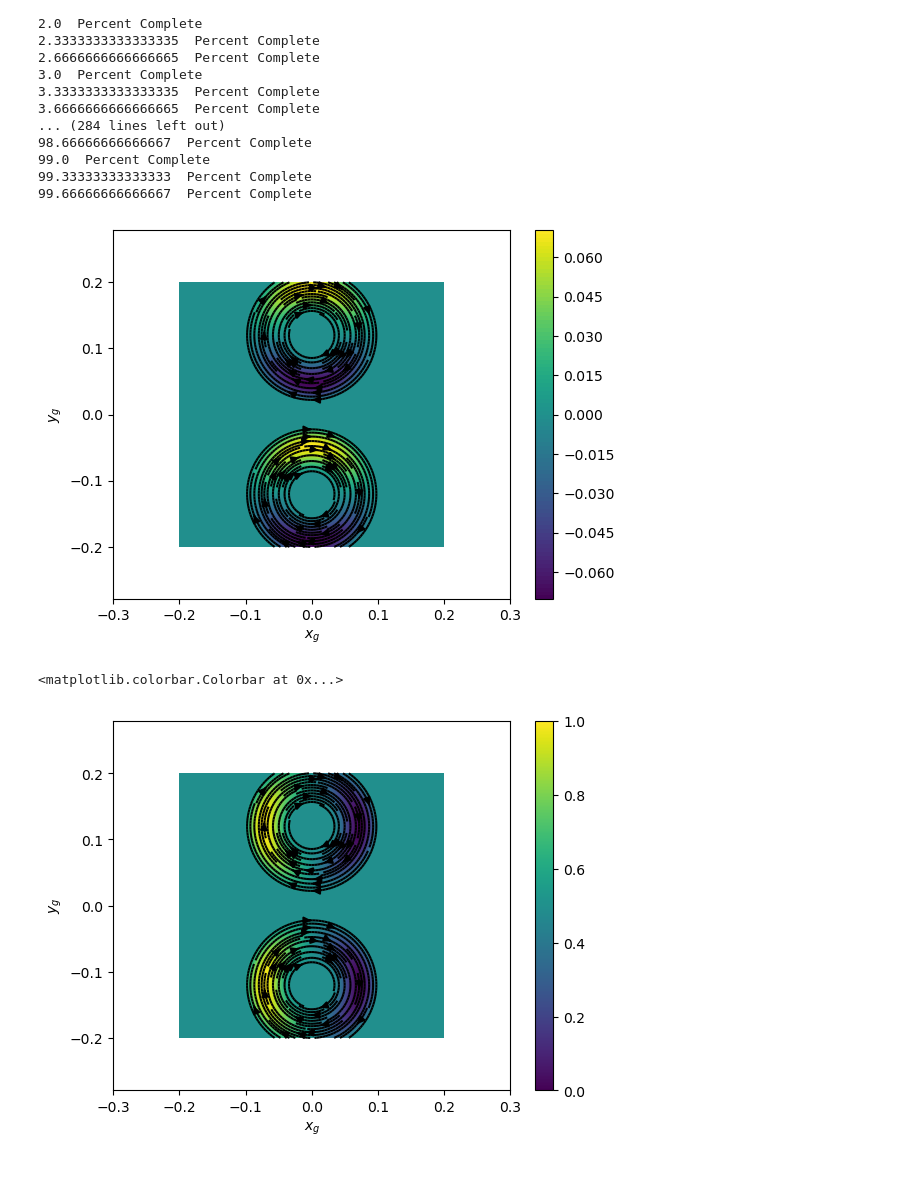
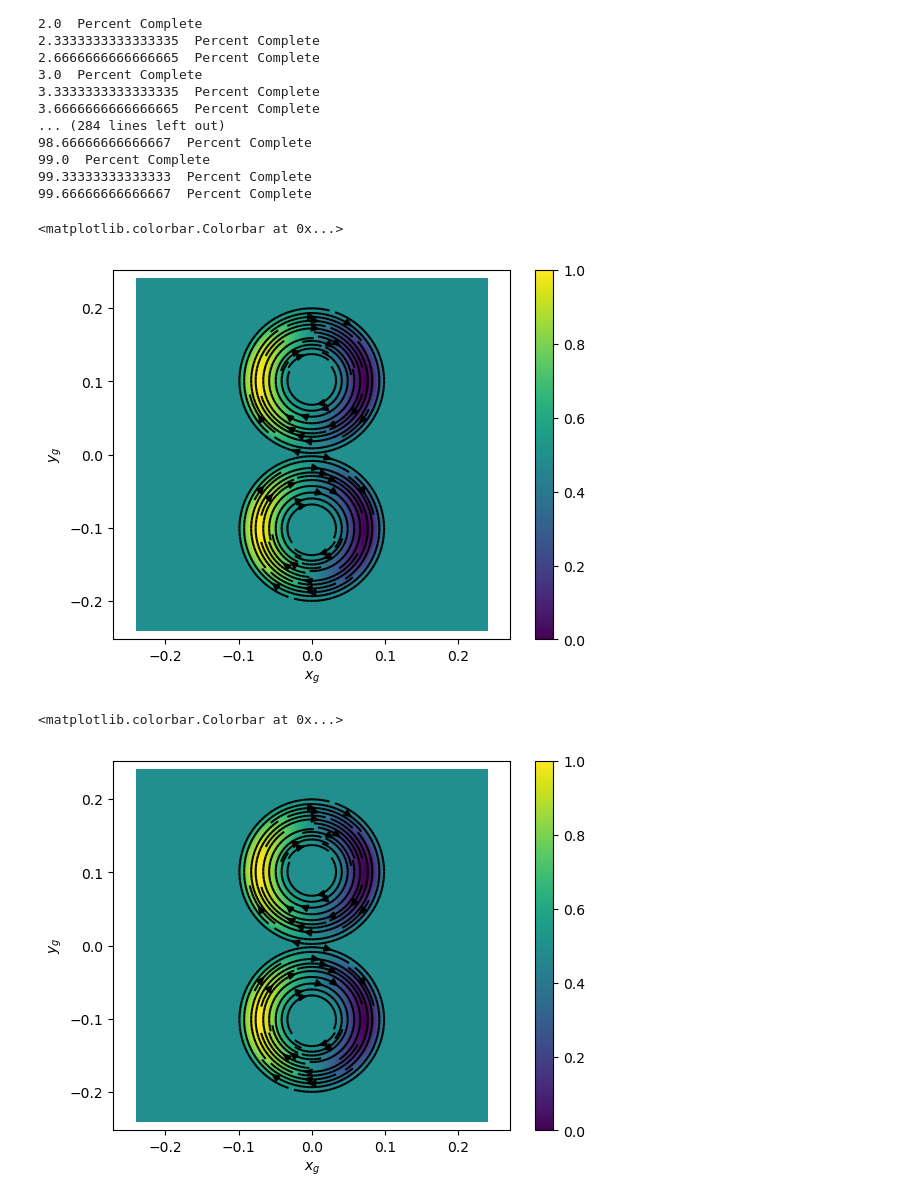
Before and after one commit to vandelij/plasma_diagnostic_hw, a Jupyter notebook: HW4.ipynb, the cells around one changed output. Cells and saved outputs as stored; diff of their text form; code cells hidden in the pictures; blank space fills up the shorter version.

```diff
--- a/HW4.ipynb
+++ b/HW4.ipynb
@@ -173,7 +173,7 @@ plt.axis('equal')
 # New Fields section
 Ln = 0.1
 LB = Ln/3
-Ly = 1.2*Ln
+Ly = 1.01*Ln
 B0 = 1
 E0 = 1
 pi = np.pi
@@ -268,20 +268,23 @@ for ix in range(X.shape[0]):
 99.66666666666667  Percent Complete
 # %%
 fig, axs = plt.subplots()
-plt.contourf(X,Y,Bx1+Bx2, levels=100)
-plt.colorbar()
+plotboth = True
+
 plt.streamplot(X, Y, Bx1, By1, color='black', density=3)
 plt.axis('equal')
 plt.xlabel(r'$x_g$')
 plt.ylabel(r'$y_g$')
 plt.xlim((-Ly*2.5, Ly*2.5))
 plt.ylim((-Ly*2.5, Ly*2.5))
-
-plotboth = True
 if plotboth == True:
+    plt.contourf(X,Y,By1+By2, levels=100)
     plt.streamplot(X, Y, Bx2, By2, color='black', density=3)
+else:
+    plt.contourf(X,Y,By1, levels=100)
+plt.colorbar()
 # %% [output]
+<matplotlib.colorbar.Colorbar at 0x...>
-[figure, old version]
+[figure, new version]
 # %%
 fig, axs = plt.subplots()
 
@@ -300,6 +303,6 @@ else:
 plt.colorbar()
 # %% [output]
 <matplotlib.colorbar.Colorbar at 0x...>
-[figure, old version]
+[figure, new version]
 # %%
 fig, axs = plt.subplots()
```
Also changed, not shown: parts of 6 cells of this notebook.
